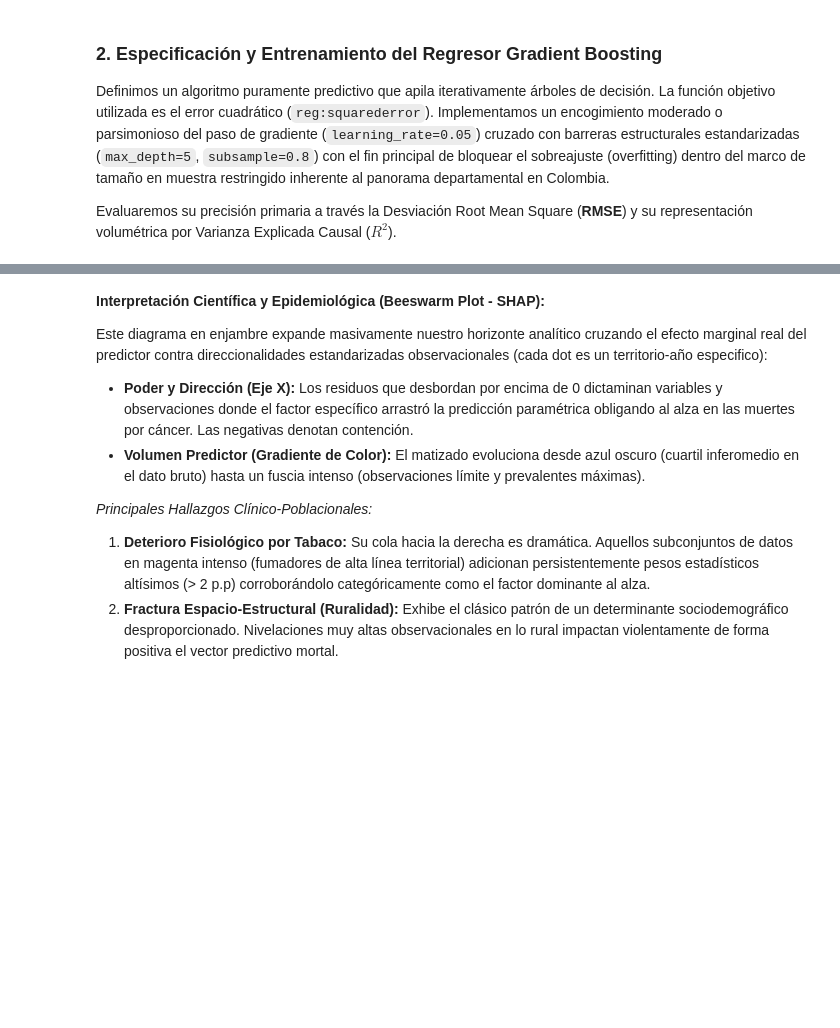
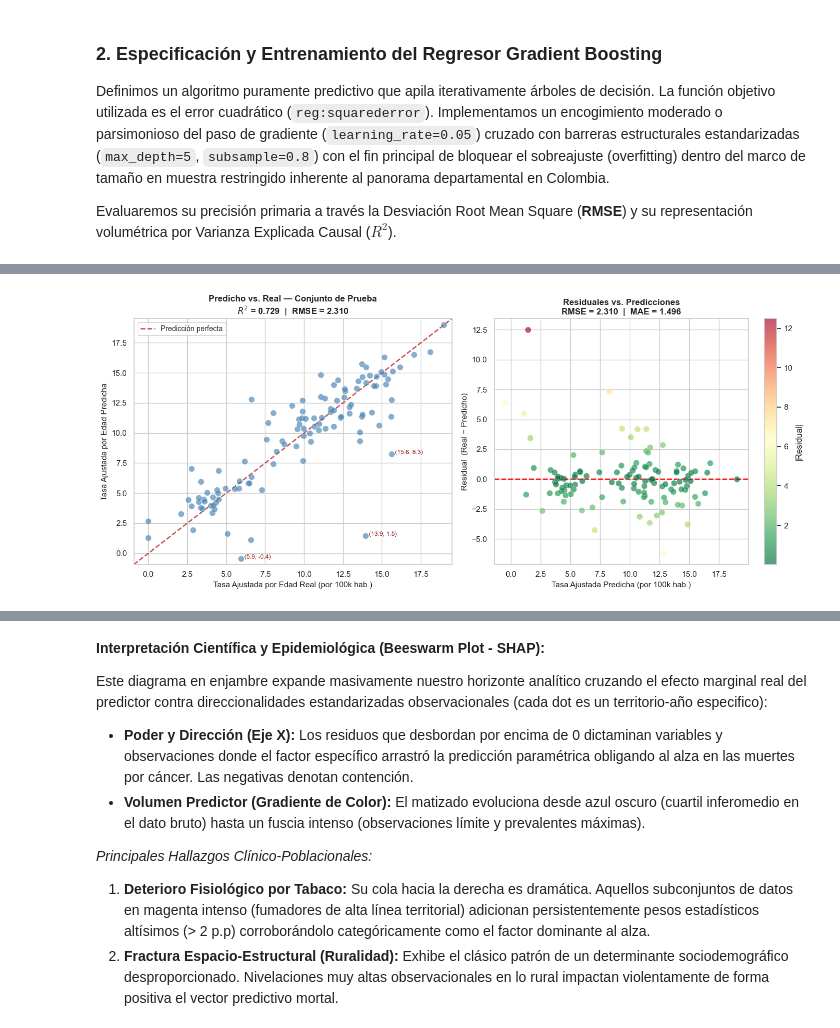
Before and after one commit to LasciaStare/Seminario, a Jupyter notebook: 5_modelo_xgboost.ipynb, the cells around one changed output, grey strips where cells are left out. Saved outputs shown, nothing was run; the diff lists cells and outputs as text; code cells hidden in the pictures; blank space fills up the shorter version.

```diff
--- a/5_modelo_xgboost.ipynb
+++ b/5_modelo_xgboost.ipynb
@@ -140,0 +182,42 @@ R2 (Varianza explicada): 0.72
+# %%
+fig, axes = plt.subplots(1, 2, figsize=(14, 6))
+
+# --- Predicho vs Real ---
+ax1 = axes[0]
+ax1.scatter(y_test, y_pred, alpha=0.65, color='steelblue',
+            edgecolors='white', linewidth=0.4, s=70, zorder=3)
+lim_min = min(float(y_test.min()), float(y_pred.min())) - 0.5
+lim_max = max(float(y_test.max()), float(y_pred.max())) + 0.5
+ax1.plot([lim_min, lim_max], [lim_min, lim_max], 'r--', lw=1.8, label='Predicción perfecta')
+ax1.set_xlim(lim_min, lim_max)
+ax1.set_ylim(lim_min, lim_max)
+ax1.set_xlabel('Tasa Ajustada por Edad Real (por 100k hab.)', fontsize=11)
+ax1.set_ylabel('Tasa Ajustada por Edad Predicha', fontsize=11)
+ax1.set_title(f'Predicho vs. Real — Conjunto de Prueba\n$R^2$ = {r2_test:.3f}  |  RMSE = {rmse_test:.3f}',
+              fontsize=12, fontweight='bold')
+ax1.legend(fontsize=10)
+
+# Anotar los 3 puntos con mayor error
+errors  = np.abs(y_pred - y_test.values)
+top_idx = np.argsort(errors)[-3:]
+for i in top_idx:
+    ax1.annotate(f"  ({y_test.values[i]:.1f}, {y_pred[i]:.1f})",
+                 xy=(y_test.values[i], y_pred[i]), fontsize=8.5, color='darkred')
+
+# --- Residuales vs Predicho ---
+residuals = y_test.values - y_pred
+ax2 = axes[1]
+sc = ax2.scatter(y_pred, residuals, alpha=0.65,
+                 c=np.abs(residuals), cmap='RdYlGn_r',
+                 edgecolors='white', linewidth=0.4, s=70, zorder=3)
+plt.colorbar(sc, ax=ax2, label='|Residual|')
+ax2.axhline(0, color='red', linestyle='--', lw=1.8)
+ax2.set_xlabel('Tasa Ajustada Predicha (por 100k hab.)', fontsize=11)
+ax2.set_ylabel('Residual  (Real − Predicho)', fontsize=11)
+ax2.set_title(f'Residuales vs. Predicciones\nRMSE = {rmse_test:.3f}  |  MAE = {mae_test:.3f}',
+              fontsize=12, fontweight='bold')
+
+plt.tight_layout()
+plt.show()
+# %% [output]
+[figure, added]
```
Also changed, not shown: parts of 12 cells of this notebook, 3 other files.
